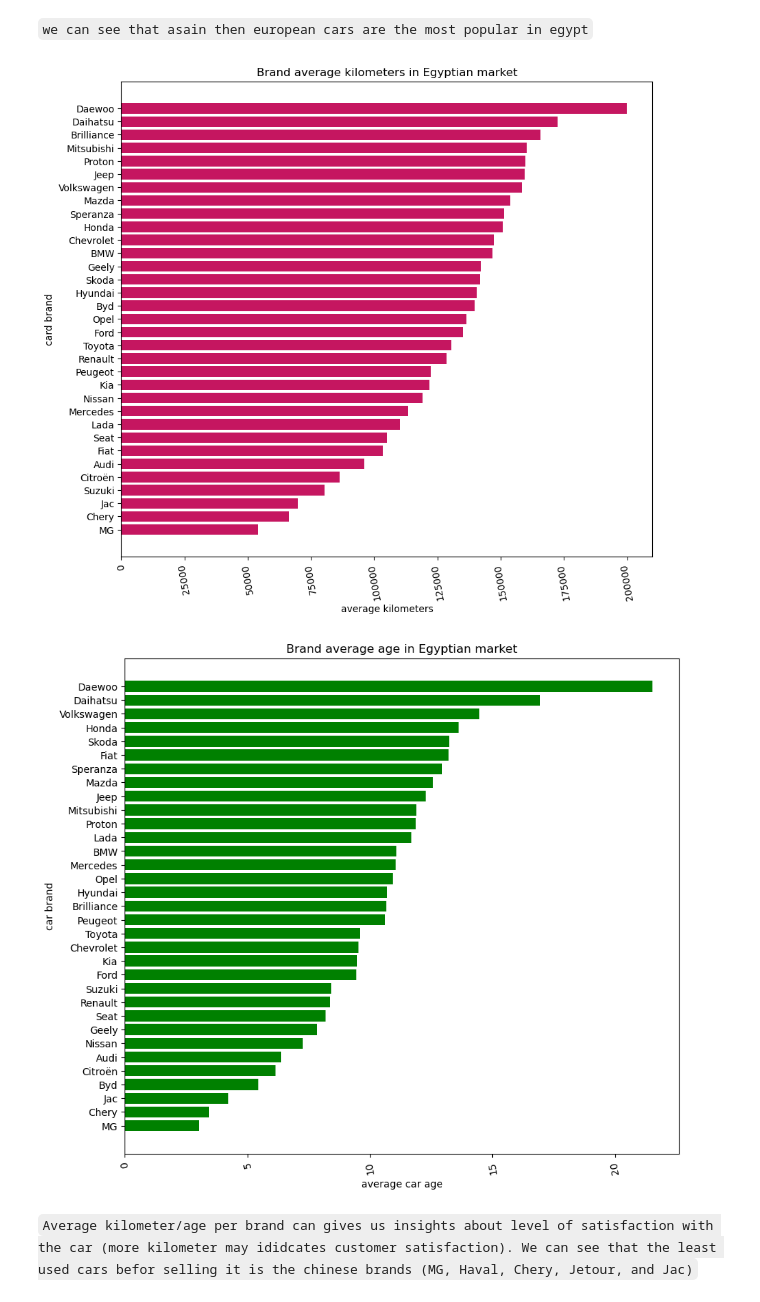
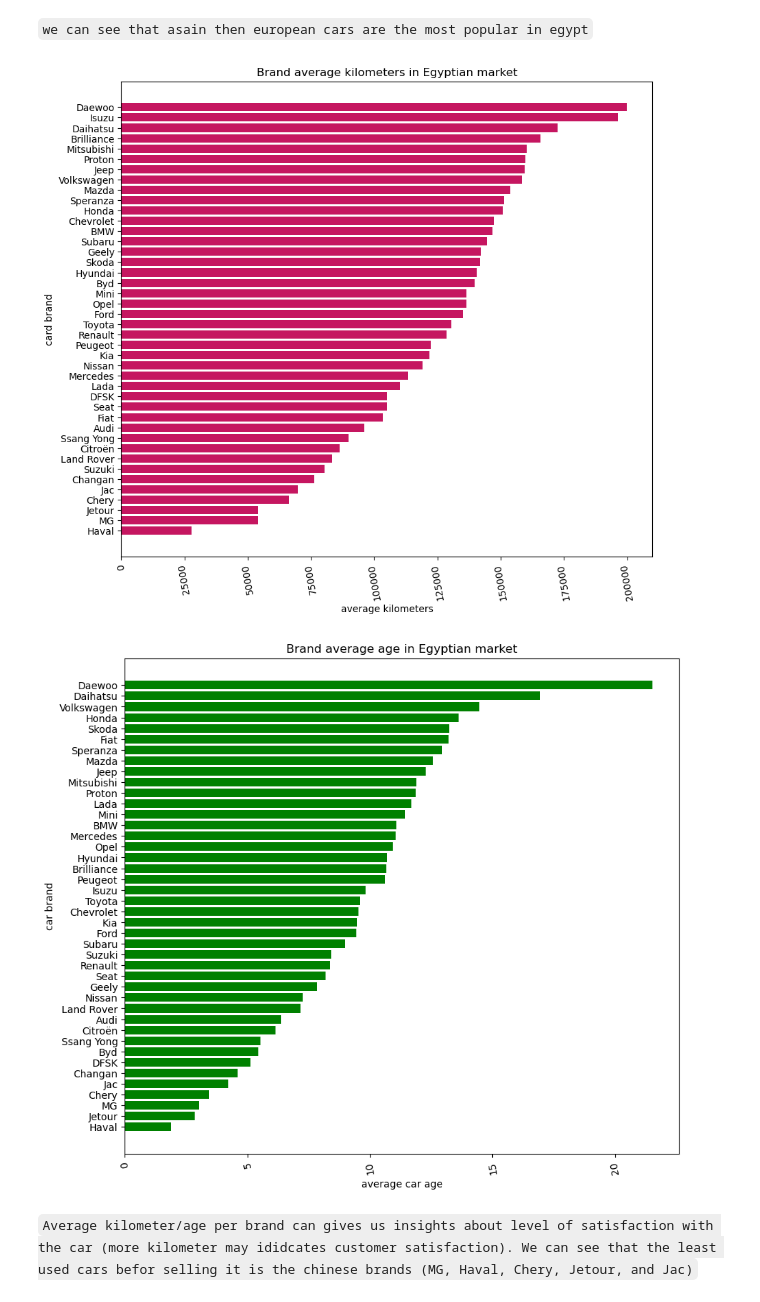
Before and after one commit to aya9aladdin/used-cars-price-prediction, a Jupyter notebook: notebooks/analysis&modeling.ipynb, the cells around one changed output. Cells and saved outputs as stored; diff of their text form; code cells hidden in the pictures.

Commit message:
update images

```diff
--- a/notebooks/analysis&modeling.ipynb
+++ b/notebooks/analysis&modeling.ipynb
@@ -41,7 +41,7 @@ redshift_url ="jdbc:redshift://cars-cluster.c7utbjvxgyyz.eu-north-1.redshift.ama
 
 redshift_properties = {
     "user": "aya",
-    "password": "***",
+    "password": "",
     "driver": "com.amazon.redshift.Driver"
 }
 
@@ -197,38 +197,38 @@ plt.show()
 # %%
 
 avg_km = car_df.groupBy('brand').agg(avg('km'))
 count_group = car_df.groupBy('brand').agg(count('*').alias('count'))
 avg_km = count_group.join(avg_km, ['brand'])
-avg_km = avg_km.filter('count >100').orderBy('avg(km)', ascending=True).collect()
+avg_km = avg_km.filter('count >50').orderBy('avg(km)', ascending=True).collect()
 
 
 categories = []
 values = []
 
 for i in range(len(avg_km)):
     categories.append(avg_km[i]['brand'])
     values.append(avg_km[i]['avg(km)'])
 
 
 plt.figure(figsize=(10, 9))
 plt.barh(categories, values, color='#c51660')
 
 
 plt.xlabel("average kilometers")
 plt.ylabel("card brand")
 plt.title("Brand average kilometers in Egyptian market")
 plt.xticks(rotation=100)
 
 plt.show()
 # %% [output]
-[figure, old version]
+[figure, new version]
 # %%
 # average car age
 
 avg_age = car_df.groupBy('brand').agg(avg('age'))
 count_group = car_df.groupBy('brand').agg(count('*').alias('count'))
 avg_age = count_group.join(avg_age, ['brand'])
-avg_age = avg_age.filter('count >100').orderBy('avg(age)', ascending=True).collect()
+avg_age = avg_age.filter('count >50').orderBy('avg(age)', ascending=True).collect()
 
 
 categories = []
@@ -248,7 +248,7 @@ plt.title("Brand average age in Egyptian market")
 plt.xticks(rotation=100)
 plt.show()
 # %% [output]
-[figure, old version]
+[figure, new version]
 # %% [markdown]
 `Average kilometer/age per brand can gives us insights about level of satisfaction with the car (more kilometer may ididcates customer satisfaction). We can see that the least used cars befor selling it is the chinese brands (MG, Haval, Chery, Jetour, and Jac)`
 # %%
```
Also changed, not shown: 3 other files.
